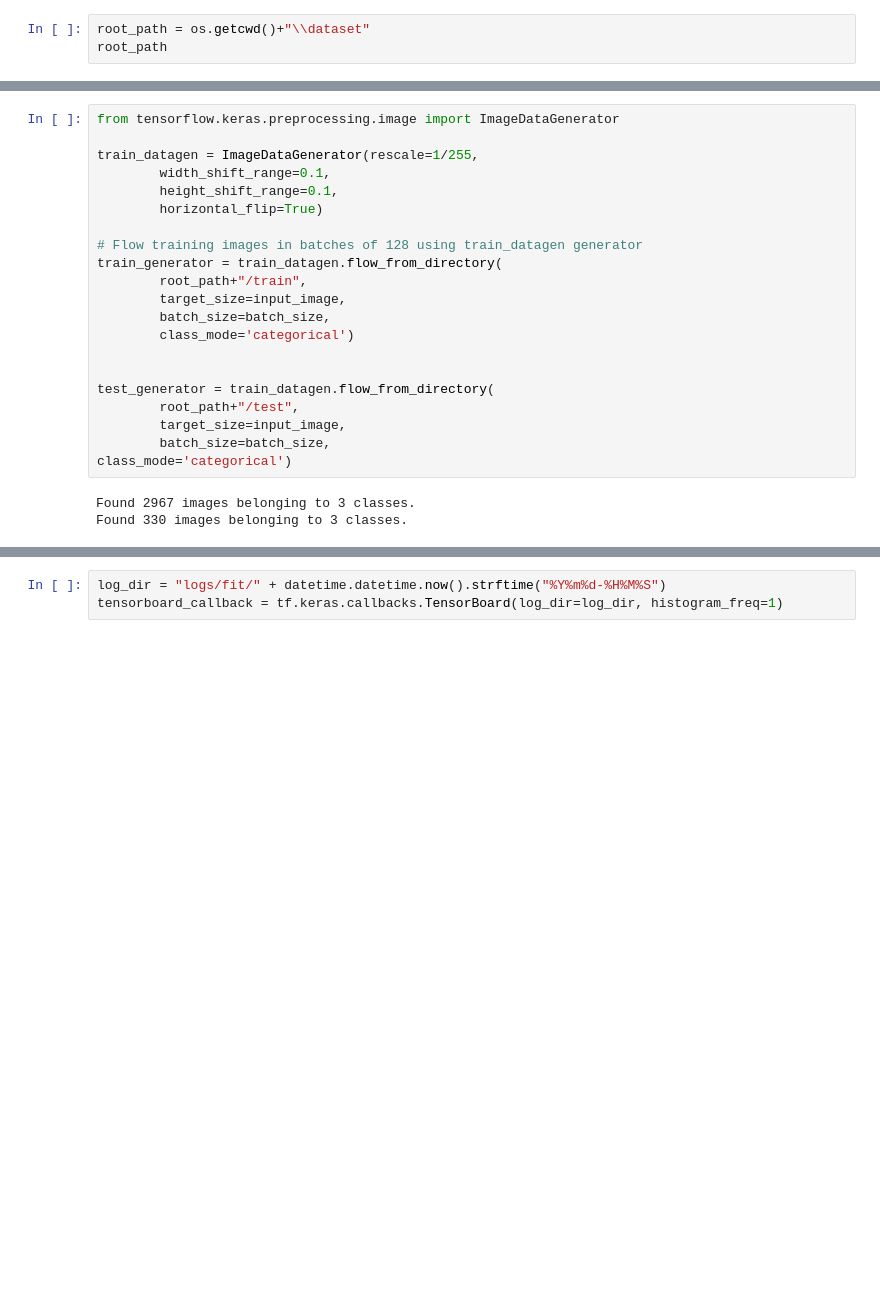
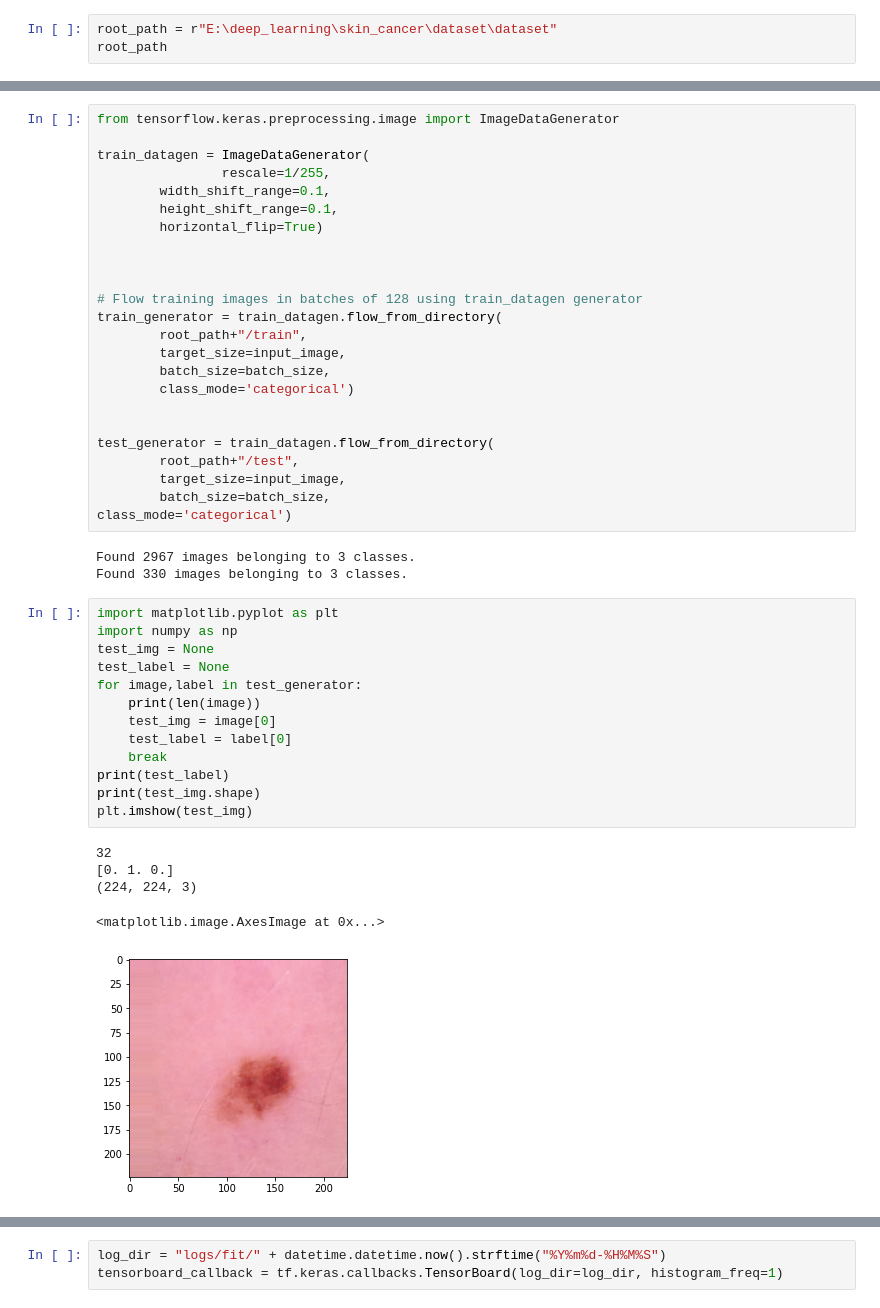
Before and after one commit to tharhtetsan/zero_2_hero_ml, a Jupyter notebook: 7_Deep_Learning/CNN/skin_canccer_classification/transfer_learning_train.ipynb, the cells around one changed output, grey strips where cells are left out. Saved outputs shown, nothing was run; the diff lists cells and outputs as text; blank space fills up the shorter version.

```diff
--- a/7_Deep_Learning/CNN/skin_canccer_classification/transfer_learning_train.ipynb
+++ b/7_Deep_Learning/CNN/skin_canccer_classification/transfer_learning_train.ipynb
@@ -14,6 +14,6 @@ import cv2
 from PIL import Image
 import numpy as np
 # %%
-root_path = os.getcwd()+"\\dataset"
+root_path = r"E:\deep_learning\skin_cancer\dataset\dataset"
 root_path
 # %% [output]
@@ -113,10 +98,13 @@ model.compile(loss="categorical_crossentropy", optimizer=optimizer, metrics=["ac
 # %%
 from tensorflow.keras.preprocessing.image import ImageDataGenerator
 
-train_datagen = ImageDataGenerator(rescale=1/255,
+train_datagen = ImageDataGenerator(
+                rescale=1/255,
 		width_shift_range=0.1,
 		height_shift_range=0.1,
 		horizontal_flip=True)
+
+
 
 # Flow training images in batches of 128 using train_datagen generator
 train_generator = train_datagen.flow_from_directory(
@@ -134,6 +122,25 @@ class_mode='categorical')
 # %% [output]
 Found 2967 images belonging to 3 classes.
 Found 330 images belonging to 3 classes.
+# %%
+import matplotlib.pyplot as plt
+import numpy as np
+test_img = None
+test_label = None
+for image,label in test_generator:
+    print(len(image))
+    test_img = image[0]
+    test_label = label[0]
+    break
+print(test_label)
+print(test_img.shape)
+plt.imshow(test_img)
+# %% [output]
+32
+[0. 1. 0.]
+(224, 224, 3)
+<matplotlib.image.AxesImage at 0x...>
+[figure, added]
 # %%
 def lr_schedule(epoch,lr):
     # Learning Rate Schedule
```
Also changed, not shown: parts of 8 cells of this notebook, 7 other files.
